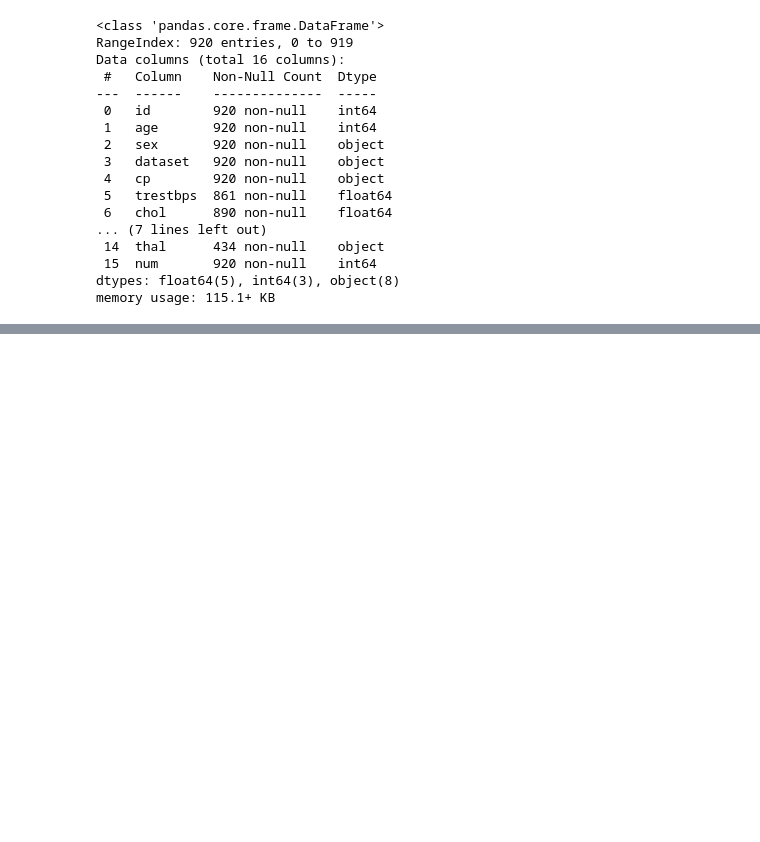
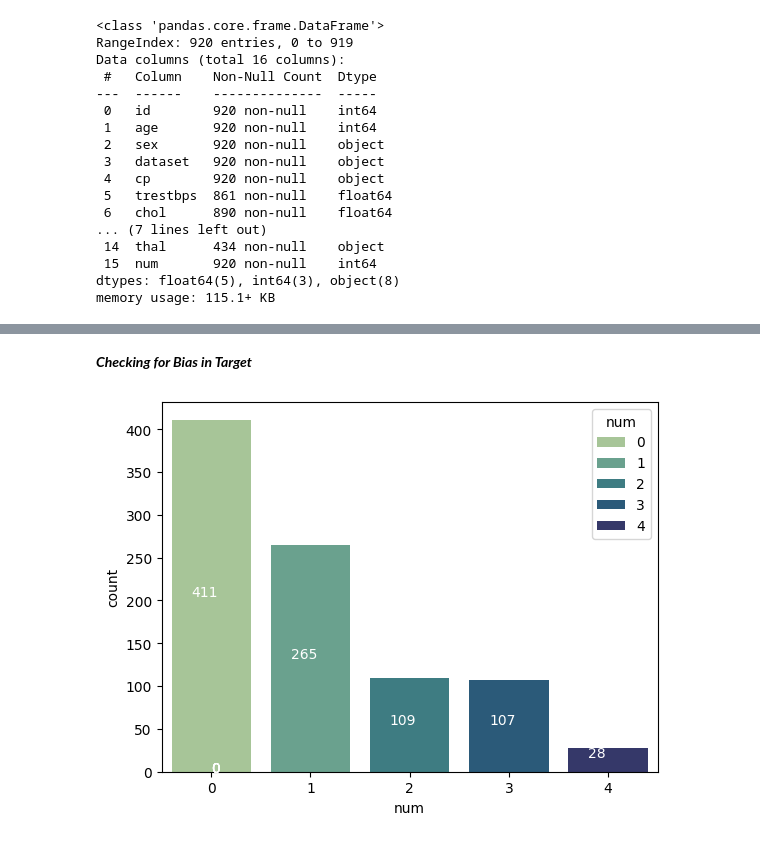
Before and after one commit to Shreejith-19/heart-disease-multimodel-analysis, a Jupyter notebook: index.ipynb, the cells around one changed output, grey strips where cells are left out. Saved outputs shown, nothing was run; the diff lists cells and outputs as text; code cells hidden in the pictures; blank space fills up the shorter version.

```diff
--- a/index.ipynb
+++ b/index.ipynb
@@ -111,0 +88,6 @@ df
+# %%
+#dropping "ca" and "thal" as most of the values are NaN.
+#dropping "id","dataset" as they are not usefull.
+df.drop(columns = ["ca","thal","id","dataset"], inplace = True, errors = "ignore")
+#errors = "ignore" to ignore key error on 2nd run
+df.info()
@@ -111,0 +114,13 @@ df
+# %%
+cat_features = ["sex","cp", "fbs", "restecg", "exang", "slope"]
+non_cat_features = ["age", "trestbps", "chol", "thalch", "oldpeak"]
+# %%
+print("Number of outliers per column:")
+for col in non_cat_features:
+    q1 = df[col].quantile(0.25)
+    q3 = df[col].quantile(0.75)
+    iqr = q3 - q1
+    lb = q1 - 1.5 * iqr
+    ub = q3 + 1.5 * iqr
+    outliers = ((df[col] >= ub) | (df[col] <= lb)).sum()
+    print(f"{col}: {outliers}")
@@ -111,0 +134,9 @@ df
+# %%
+#using median replacement
+df[non_cat_features] = df[non_cat_features].fillna(df[non_cat_features].median())
+# the above wont work for mode, as mode() returns an array of frequency for each category
+for col in cat_features:
+    df[col] = df[col].fillna(df[col].mode()[0]).infer_objects(copy = False)
+#infer_objects converts non-object columns typed as "objects" into their respective dtype
+#copy = False => inplace
+df.info()
@@ -111,0 +172,12 @@ df
+# %% [markdown]
+<i>**Checking for Bias in Target**</i>
+# %%
+ax = sns.countplot(data = df, x = "num", hue = "num", palette = "crest")
+bars = ax.patches
+for bar in bars:
+    c = bar.get_x()#left edge of the bar
+    h = bar.get_height()
+    w = bar.get_width()
+    ax.text(c + w/4, c + h/2, f"{int(h)}", color = "white")
+# %% [output]
+[figure, added]
```
Also changed, not shown: parts of 21 cells of this notebook.
